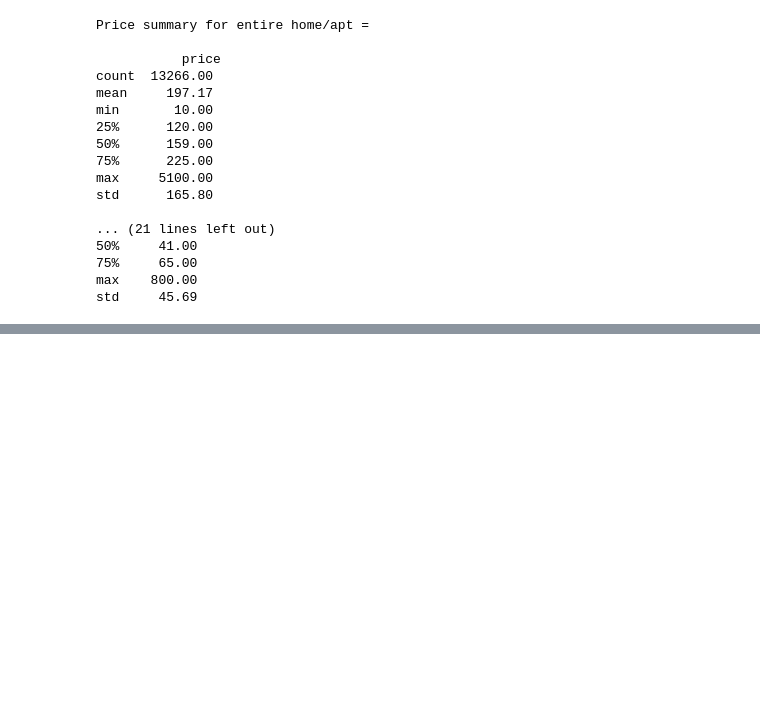
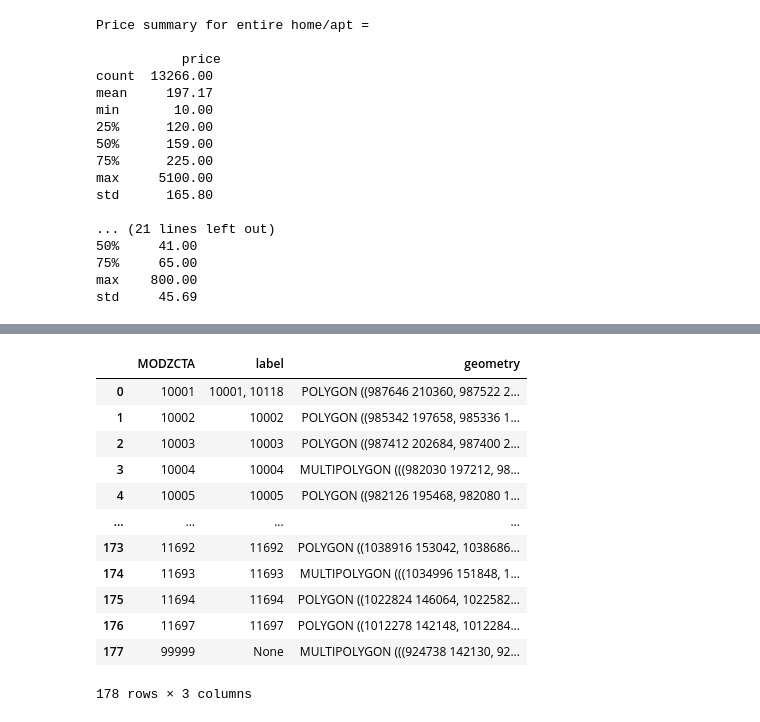
Before and after one commit to pkumar2143/data_science_projects, a Jupyter notebook: NYC_Airbnb_Market.ipynb, the cells around one changed output, grey strips where cells are left out. Saved outputs shown, nothing was run; the diff lists cells and outputs as text; code cells hidden in the pictures; blank space fills up the shorter version.

```diff
--- a/NYC_Airbnb_Market.ipynb
+++ b/NYC_Airbnb_Market.ipynb
@@ -280,0 +309,18 @@ Obviously, the average price for an entire home/apt is nearly double than for a
+# %%
+nyc_map = gpd.read_file("MODZCTA_2010.shp")
+# %%
+nyc_map
+# %% [output]
+|  | MODZCTA | label | geometry |
+| 0 | 10001 | 10001, 10118 | POLYGON ((987646 210360, 987522 2... |
+| 1 | 10002 | 10002 | POLYGON ((985342 197658, 985336 1... |
+| 2 | 10003 | 10003 | POLYGON ((987412 202684, 987400 2... |
+| 3 | 10004 | 10004 | MULTIPOLYGON (((982030 197212, 98... |
+| 4 | 10005 | 10005 | POLYGON ((982126 195468, 982080 1... |
+| ... | ... | ... | ... |
+| 173 | 11692 | 11692 | POLYGON ((1038916 153042, 1038686... |
+| 174 | 11693 | 11693 | MULTIPOLYGON (((1034996 151848, 1... |
+| 175 | 11694 | 11694 | POLYGON ((1022824 146064, 1022582... |
+| 176 | 11697 | 11697 | POLYGON ((1012278 142148, 1012284... |
+| 177 | 99999 | None | MULTIPOLYGON (((924738 142130, 92... |
+178 rows × 3 columns
```
Also changed, not shown: parts of 6 cells of this notebook.
